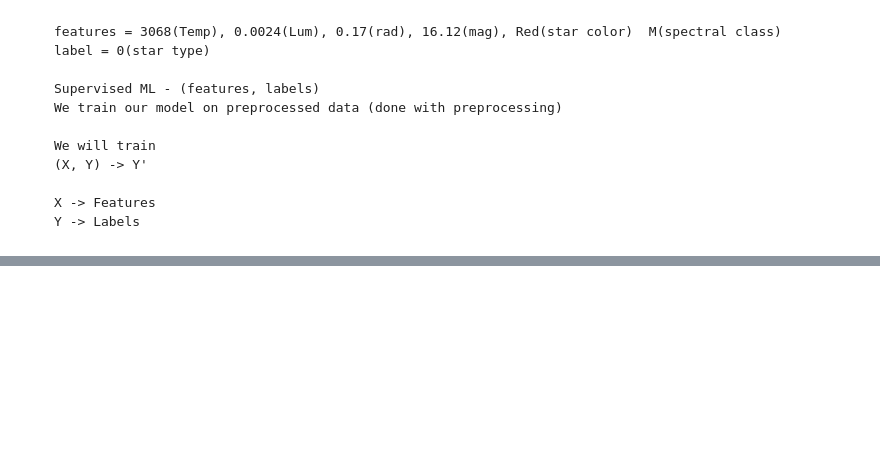
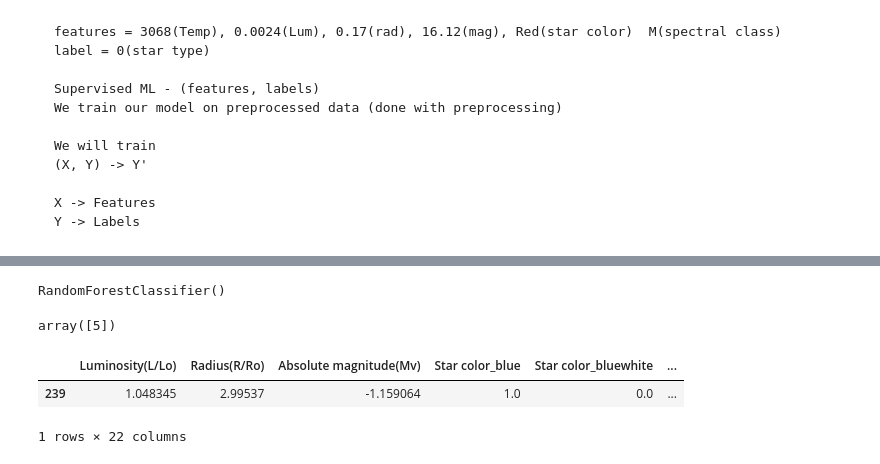
Before and after one commit to intermurphi/astropy, a Jupyter notebook: research/notebook.ipynb, the cells around one changed output, grey strips where cells are left out. Drawn from its saved outputs; the diff is of its cells as text; code cells hidden in the pictures; blank space fills up the shorter version.

```diff
--- a/research/notebook.ipynb
+++ b/research/notebook.ipynb
@@ -479,0 +509,4 @@ Y -> Labels
+# %%
+rf.fit(X, Y) # Mathematical modelling for classification
+# %% [output]
+RandomForestClassifier()
@@ -479,0 +517,10 @@ Y -> Labels
+# %%
+rf.predict(X_sample)
+# %% [output]
+array([5])
+# %%
+df_final[239:240]
+# %% [output]
+|  | Luminosity(L/Lo) | Radius(R/Ro) | Absolute magnitude(Mv) | Star color_blue | Star color_bluewhite | ... |
+| 239 | 1.048345 | 2.99537 | -1.159064 | 1.0 | 0.0 | ... |
+1 rows × 22 columns
```
Also changed, not shown: parts of 8 cells of this notebook.
